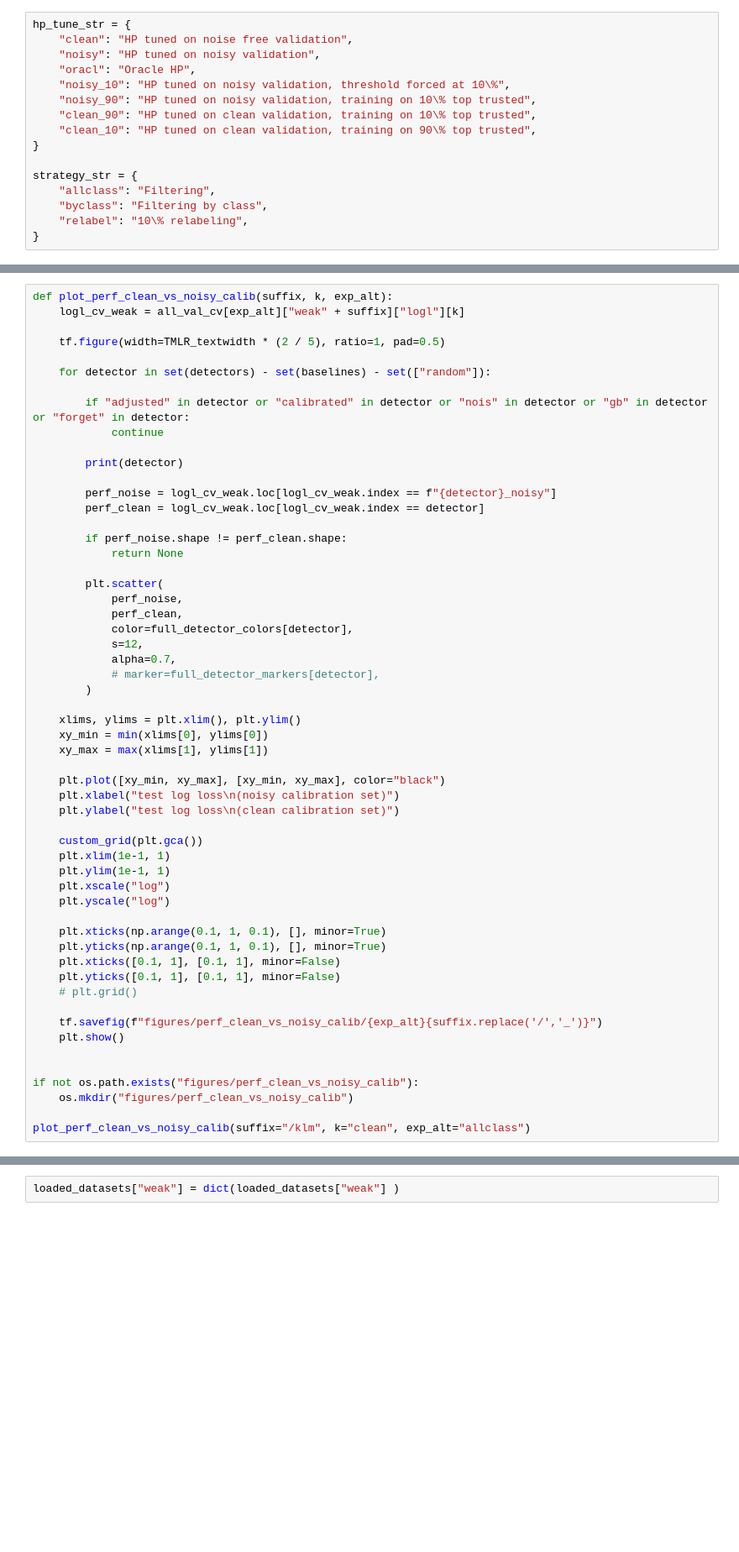
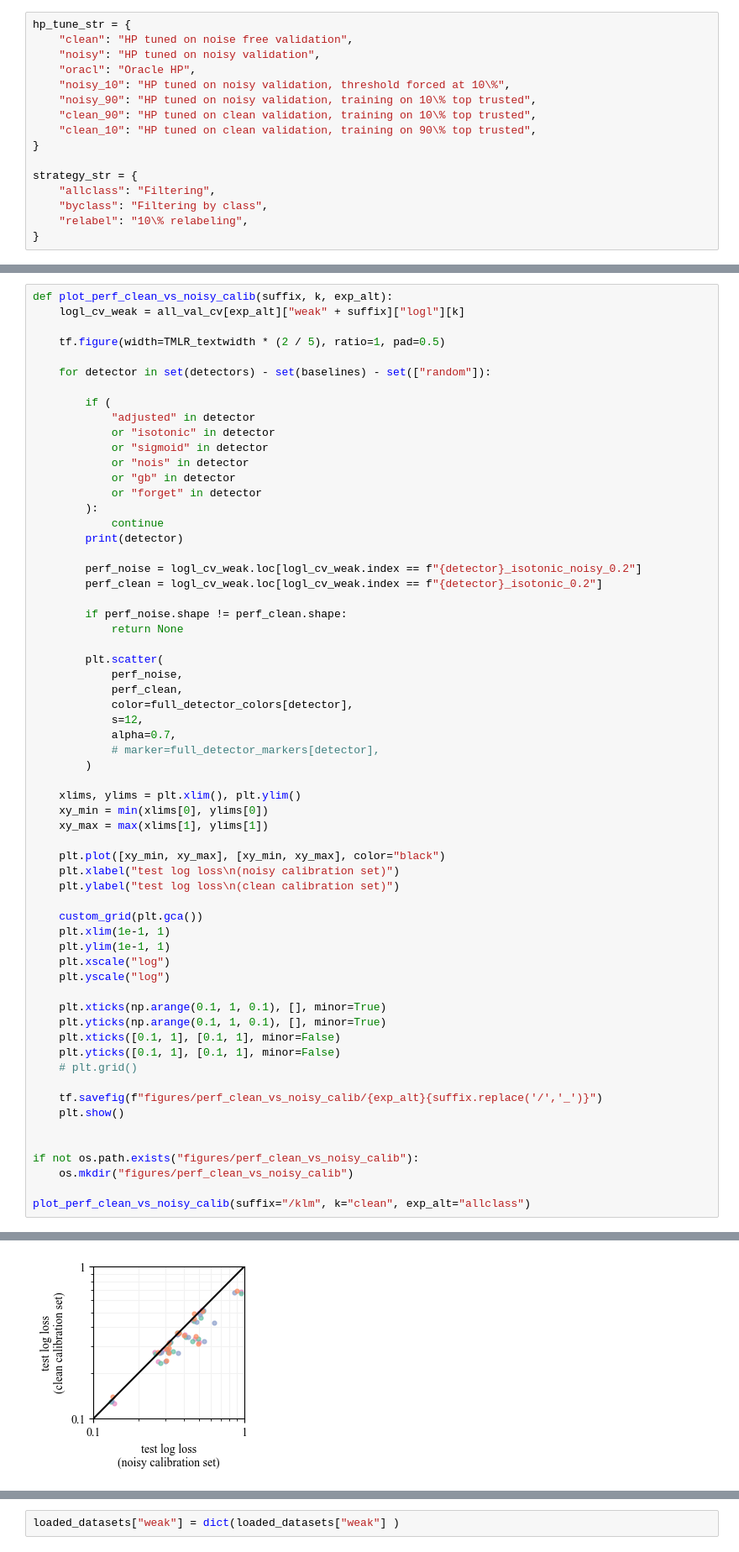
Before and after one commit to Orange-OpenSource/mislabeled-benchmark, a Jupyter notebook: analysis_calib.ipynb, the cells around one changed output, grey strips where cells are left out. Shown at 84% size. Drawn from its saved outputs; the diff is of its cells as text; blank space fills up the shorter version.

```diff
--- a/analysis_calib.ipynb
+++ b/analysis_calib.ipynb
@@ -1061,13 +1066,19 @@ def plot_perf_clean_vs_noisy_calib(suffix, k, exp_alt):
 
     for detector in set(detectors) - set(baselines) - set(["random"]):
 
-        if "adjusted" in detector or "calibrated" in detector or "nois" in detector or "gb" in detector or "forget" in detector:
+        if (
+            "adjusted" in detector
+            or "isotonic" in detector
+            or "sigmoid" in detector
+            or "nois" in detector
+            or "gb" in detector
+            or "forget" in detector
+        ):
             continue
-
         print(detector)
 
-        perf_noise = logl_cv_weak.loc[logl_cv_weak.index == f"{detector}_noisy"]
-        perf_clean = logl_cv_weak.loc[logl_cv_weak.index == detector]
+        perf_noise = logl_cv_weak.loc[logl_cv_weak.index == f"{detector}_isotonic_noisy_0.2"]
+        perf_clean = logl_cv_weak.loc[logl_cv_weak.index == f"{detector}_isotonic_0.2"]
 
         if perf_noise.shape != perf_clean.shape:
             return None
@@ -1115,3 +1128,4 @@ klm_aum_isotonic_0.4
+[figure, added]
 # %%
 default_calibration_size = 0.2
 
```
Also changed, not shown: parts of 12 cells of this notebook, 3 other files.
